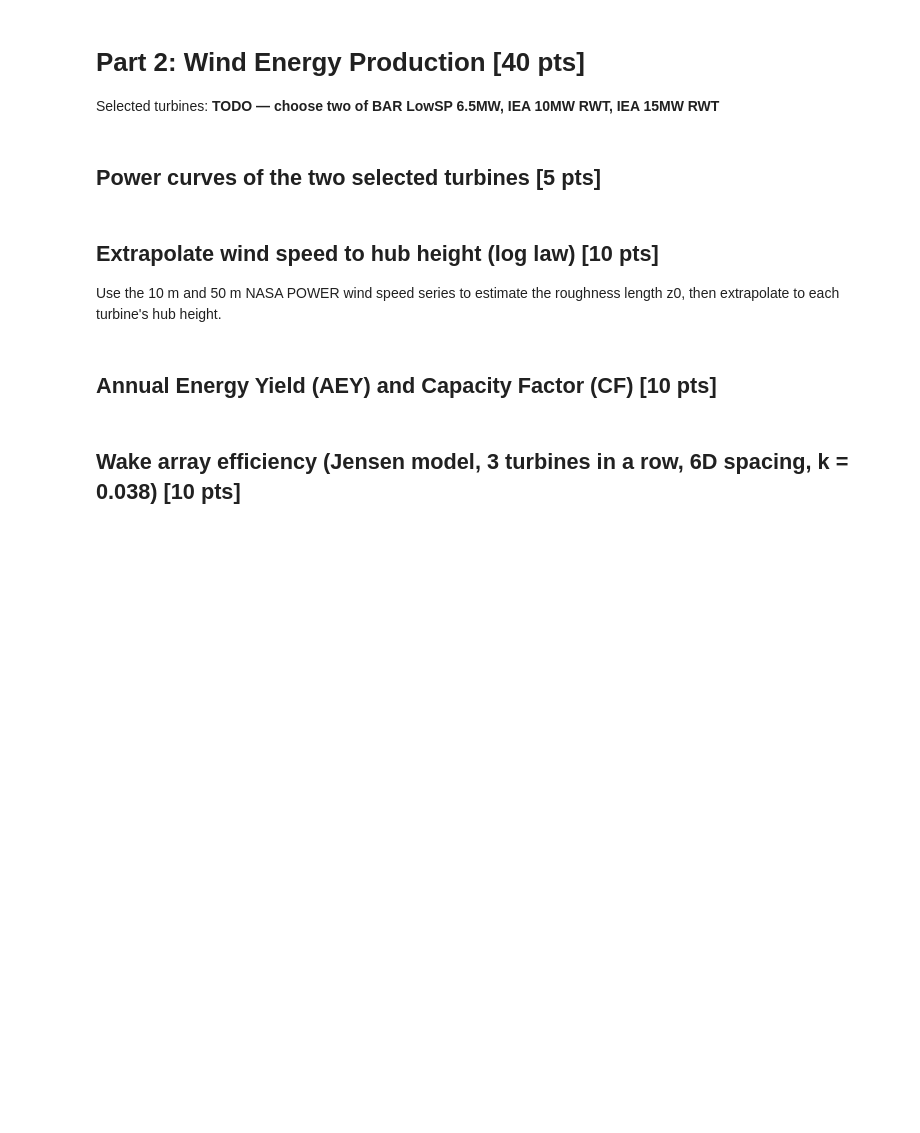
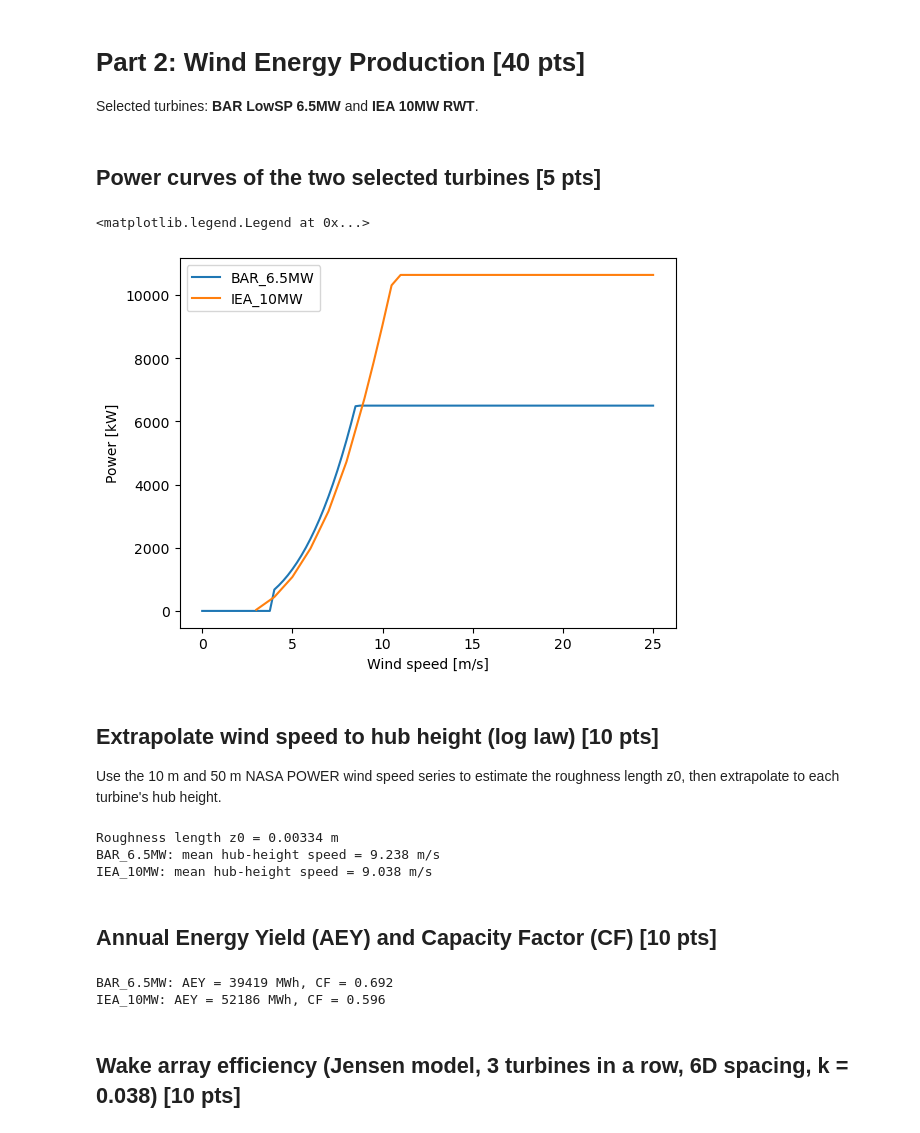
Before and after one commit to httpAmran/OE44170-wind-energy, a Jupyter notebook: assignment1/notebooks/part2_energy_production.ipynb, the cells around one changed output. Cells and saved outputs as stored; diff of their text form; code cells hidden in the pictures; blank space fills up the shorter version.

```diff
--- a/assignment1/notebooks/part2_energy_production.ipynb
+++ b/assignment1/notebooks/part2_energy_production.ipynb
@@ -1,8 +1,11 @@
 # %% [markdown]
 # Part 2: Wind Energy Production [40 pts]
 
-Selected turbines: **TODO — choose two of BAR LowSP 6.5MW, IEA 10MW RWT, IEA 15MW RWT**
+Selected turbines: **BAR LowSP 6.5MW** and **IEA 10MW RWT**.
 # %%
+import sys
+sys.path.append("../../src")  # lets `import windtools` work with plain python, no install needed
+
 import numpy as np
 import pandas as pd
 import matplotlib.pyplot as plt
@@ -18,34 +21,52 @@ TURBINES = {
     "IEA_10MW": {"curve": iea10, "hub_height": 119, "rotor_diameter": 198, "rated_power_kw": 10000, "cut_in": 4, "cut_out": 25},
     "IEA_15MW": {"curve": iea15, "hub_height": 150, "rotor_diameter": 240, "rated_power_kw": 15000, "cut_in": 3, "cut_out": 25},
 }
+
+SELECTED = ["BAR_6.5MW", "IEA_10MW"]
 # %% [markdown]
 ## Power curves of the two selected turbines [5 pts]
 # %%
-# for name in ["TODO_turbine_1", "TODO_turbine_2"]:
-#     df = TURBINES[name]["curve"]
-#     plt.plot(df.iloc[:, 0], df.iloc[:, 1], label=name)
-# plt.xlabel("Wind speed [m/s]"); plt.ylabel("Power [kW]"); plt.legend()
+for name in SELECTED:
+    df = TURBINES[name]["curve"]
+    plt.plot(df.iloc[:, 0], df.iloc[:, 1], label=name)
+plt.xlabel("Wind speed [m/s]"); plt.ylabel("Power [kW]"); plt.legend()
+# %% [output]
+<matplotlib.legend.Legend at 0x...>
+[figure, added]
 # %% [markdown]
 ## Extrapolate wind speed to hub height (log law) [10 pts]
 
 Use the 10 m and 50 m NASA POWER wind speed series to estimate the roughness length z0, then extrapolate to each turbine's hub height.
 # %%
-# wind_10m = ...  # from Part 1
-# wind_50m = ...  # same site, 50 m height
-# z0 = wind_profile.roughness_length(wind_10m, 10, wind_50m, 50)
+df_wind = pd.read_csv("../../data/wind/POWER_Point_Hourly_20250101_20251231_054d09N_003d74W_LST.csv", skiprows=10)
+wind_10m = df_wind["WS10M"].to_numpy()
+wind_50m = df_wind["WS50M"].to_numpy()
 
-# hub_height_speeds = {
-#     name: wind_profile.extrapolate_log_law(wind_10m, 10, info["hub_height"], z0)
-#     for name, info in TURBINES.items()
-# }
+z0 = wind_profile.roughness_length(wind_10m.mean(), 10, wind_50m.mean(), 50)
+print(f"Roughness length z0 = {z0:.5f} m")
+
+hub_height_speeds = {
+    name: wind_profile.extrapolate_log_law(wind_10m, 10, info["hub_height"], z0)
+    for name, info in TURBINES.items()
+}
+for name in SELECTED:
+    print(f"{name}: mean hub-height speed = {hub_height_speeds[name].mean():.3f} m/s")
+# %% [output]
+Roughness length z0 = 0.00334 m
+BAR_6.5MW: mean hub-height speed = 9.238 m/s
+IEA_10MW: mean hub-height speed = 9.038 m/s
 # %% [markdown]
 ## Annual Energy Yield (AEY) and Capacity Factor (CF) [10 pts]
 # %%
-# for name in ["TODO_turbine_1", "TODO_turbine_2"]:
-#     info = TURBINES[name]
-#     aey = power_curve.annual_energy_yield(info["curve"], hub_height_speeds[name], cut_in=info["cut_in"], cut_out=info["cut_out"])
-#     cf = power_curve.capacity_factor(aey, info["rated_power_kw"])
-#     print(f"{name}: AEY = {aey:.0f} MWh, CF = {cf:.3f}")
+for name in SELECTED:
+    info = TURBINES[name]
+    aey = power_curve.annual_energy_yield(info["curve"], hub_height_speeds[name], cut_in=info["cut_in"], cut_out=info["cut_out"])
+    cf = power_curve.capacity_factor(aey, info["rated_power_kw"])
+    info["AEY_MWh"], info["CF"] = aey, cf
+    print(f"{name}: AEY = {aey:.0f} MWh, CF = {cf:.3f}")
+# %% [output]
+BAR_6.5MW: AEY = 39419 MWh, CF = 0.692
+IEA_10MW: AEY = 52186 MWh, CF = 0.596
 # %% [markdown]
 ## Wake array efficiency (Jensen model, 3 turbines in a row, 6D spacing, k = 0.038) [10 pts]
 # %%
```
Also changed, not shown: parts of 1 cell of this notebook, 12 other files.
